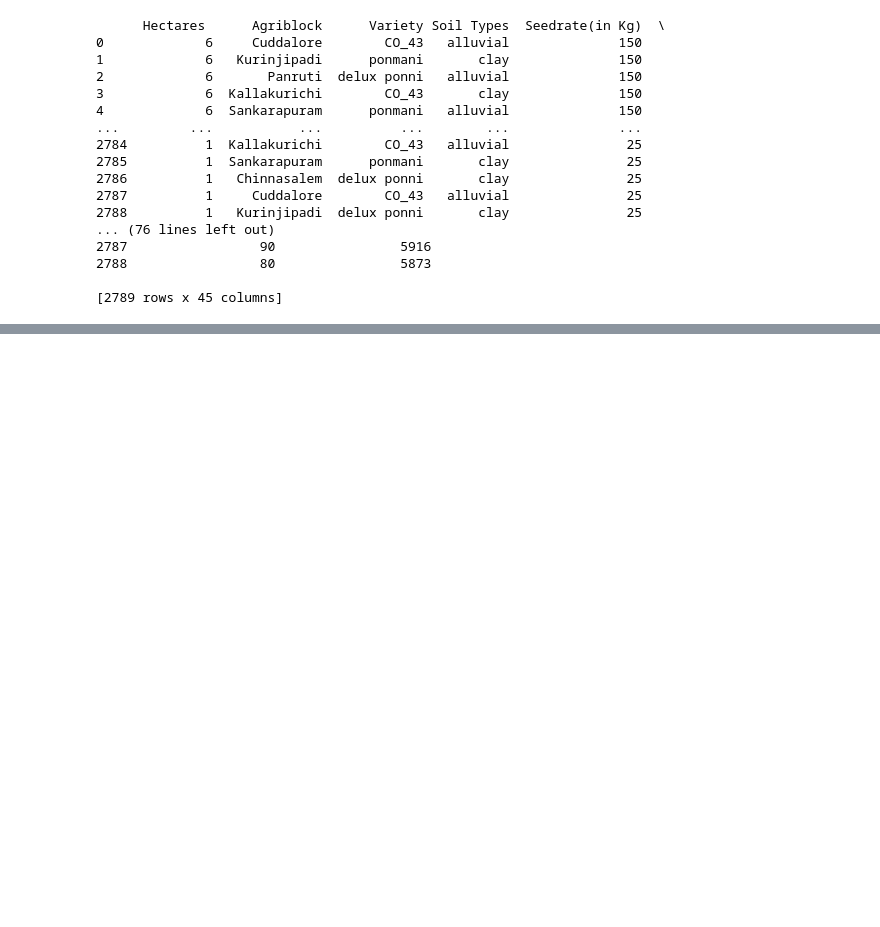
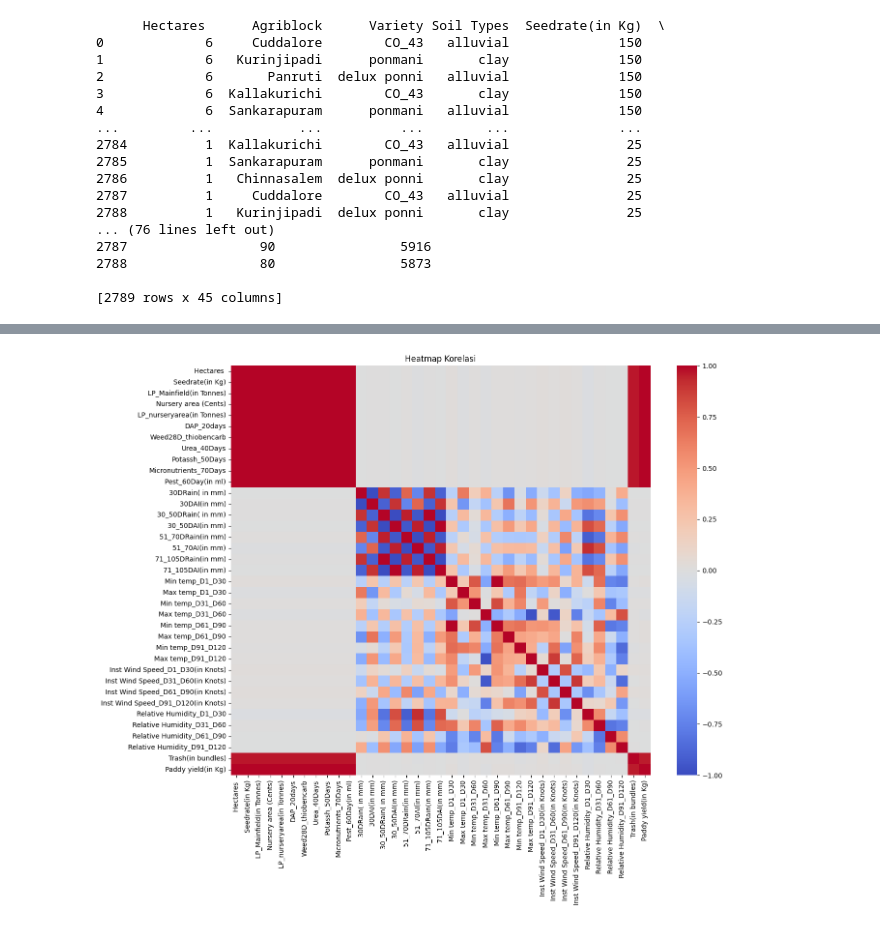
Before and after one commit to araafya/FP-MachineLearning, a Jupyter notebook: EDA and Preprocessing/notebook.ipynb, the cells around one changed output, grey strips where cells are left out. Cells and saved outputs as stored; diff of their text form; code cells hidden in the pictures; blank space fills up the shorter version.

```diff
--- a/EDA and Preprocessing/notebook.ipynb
+++ b/EDA and Preprocessing/notebook.ipynb
@@ -34,0 +122,7 @@ data
+# %%
+num = data.select_dtypes('number')
+plt.figure(figsize=(14, 11))
+sns.heatmap(num.corr(), cmap='coolwarm', center=0)
+plt.title('Heatmap Korelasi'); plt.show()
+# %% [output]
+[figure, added]
```
Also changed, not shown: parts of 8 cells of this notebook, 7 other files.
